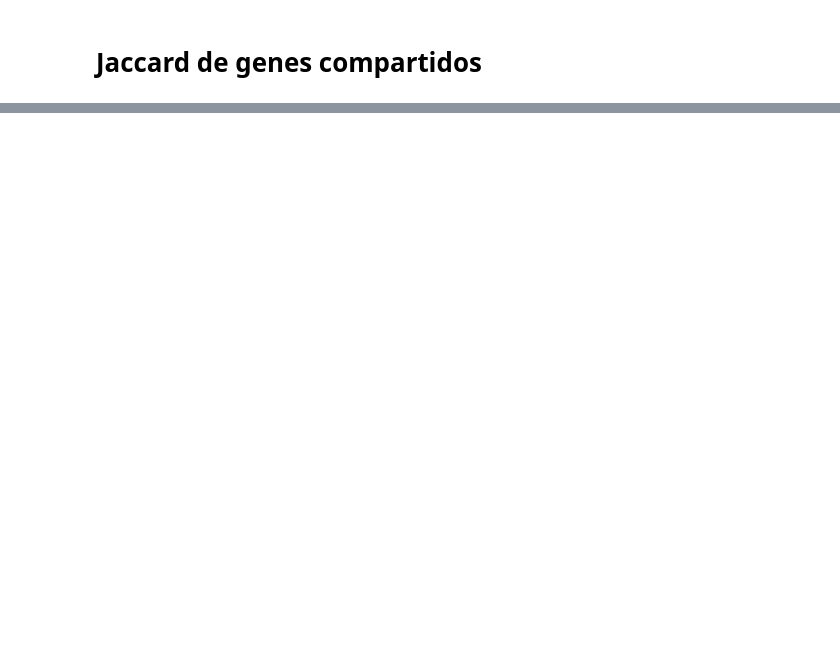
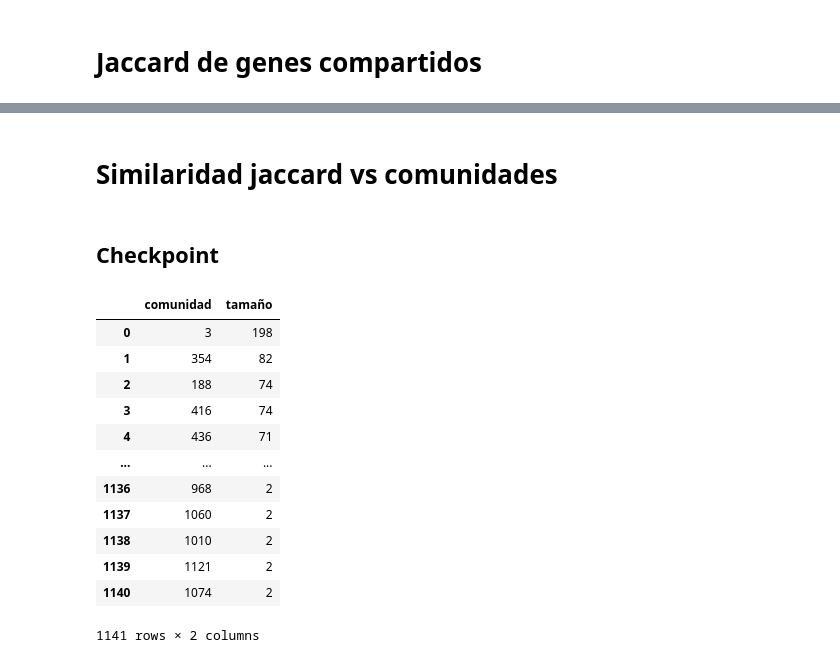
Before and after one commit to ingridheuer/gcnn_gdas, a Jupyter notebook: exploration/notebooks/network_analysis/jaccard_gene_metric.ipynb, the cells around one changed output, grey strips where cells are left out. Cells and saved outputs as stored; diff of their text form; code cells hidden in the pictures; blank space fills up the shorter version.

```diff
--- a/exploration/notebooks/network_analysis/jaccard_gene_metric.ipynb
+++ b/exploration/notebooks/network_analysis/jaccard_gene_metric.ipynb
@@ -86,0 +92,4 @@ for i,j in zip(indices[0],indices[1]):
+# %% [markdown]
+# Similaridad jaccard vs comunidades
+# %% [markdown]
+## Checkpoint
@@ -86,0 +116,16 @@ for i,j in zip(indices[0],indices[1]):
+# %%
+infomap_clusters
+# %% [output]
+|  | comunidad | tamaño |
+| 0 | 3 | 198 |
+| 1 | 354 | 82 |
+| 2 | 188 | 74 |
+| 3 | 416 | 74 |
+| 4 | 436 | 71 |
+| ... | ... | ... |
+| 1136 | 968 | 2 |
+| 1137 | 1060 | 2 |
+| 1138 | 1010 | 2 |
+| 1139 | 1121 | 2 |
+| 1140 | 1074 | 2 |
+1141 rows × 2 columns
```
Also changed, not shown: parts of 14 cells of this notebook.
